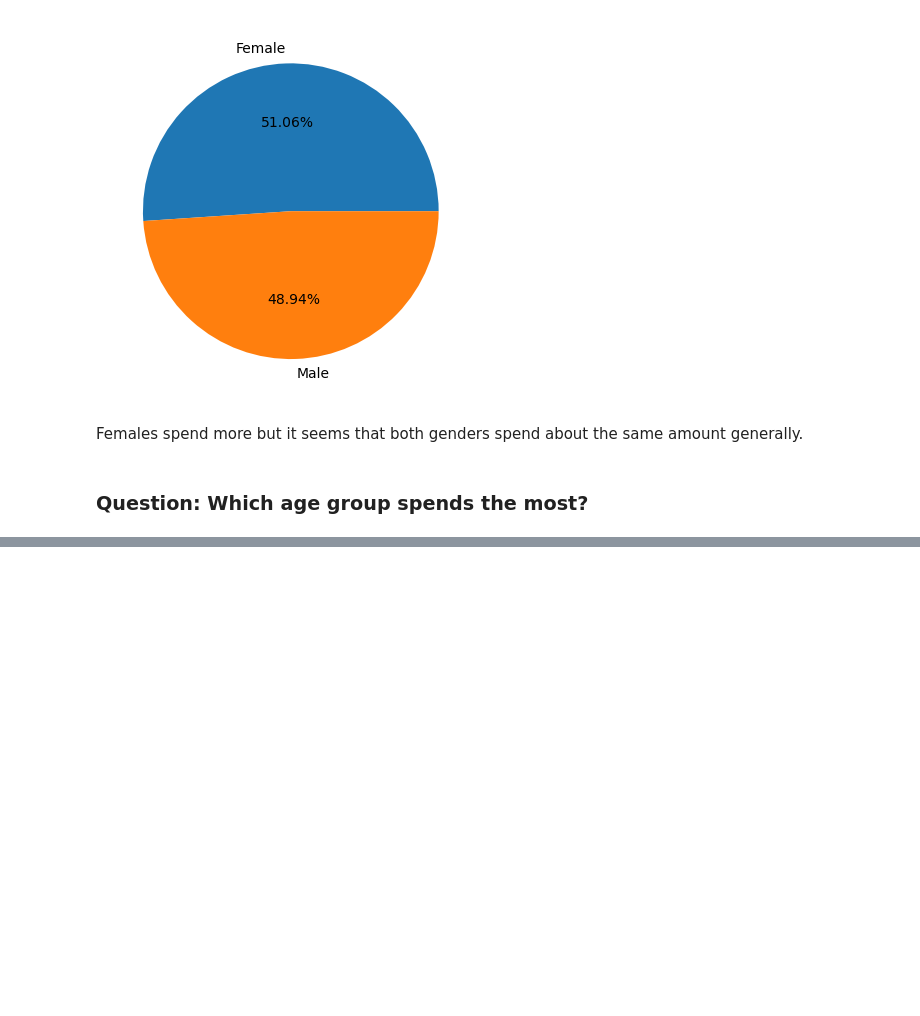
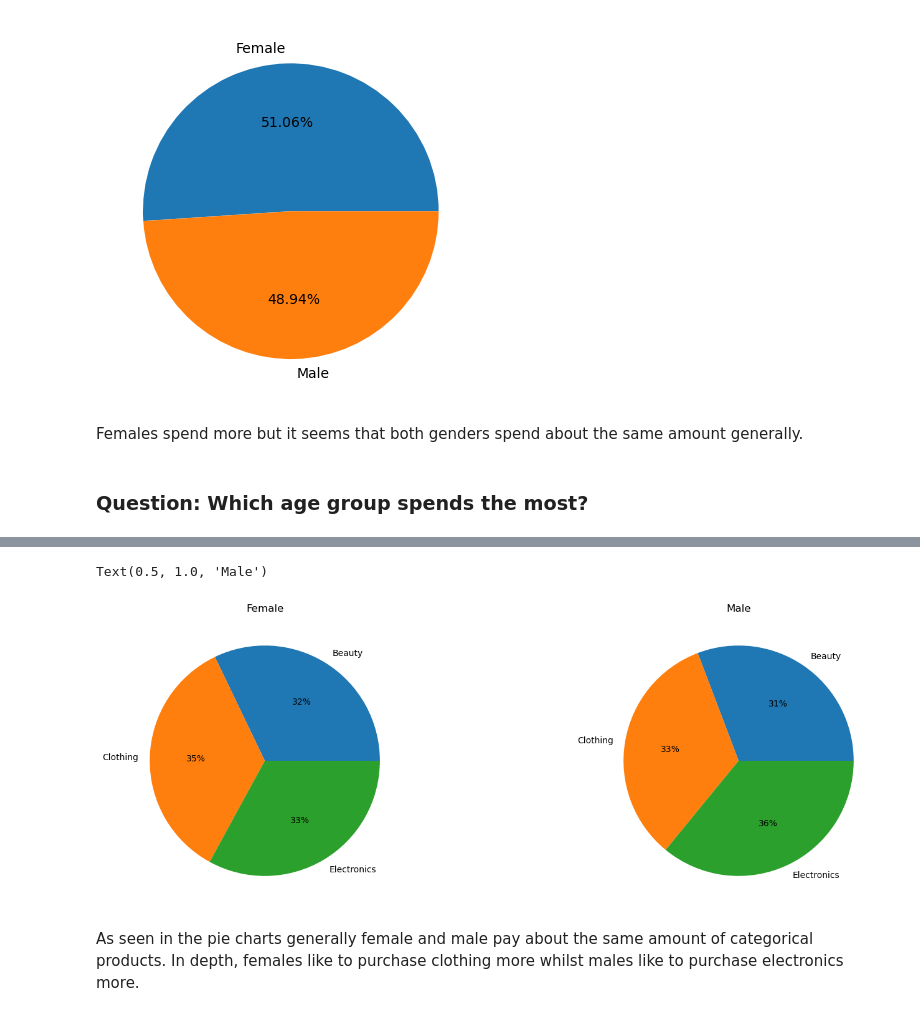
Before and after one commit to Icential/retail-analysis, a Jupyter notebook: data_vis.ipynb, the cells around one changed output, grey strips where cells are left out. Cells and saved outputs as stored; diff of their text form; code cells hidden in the pictures; blank space fills up the shorter version.

```diff
--- a/data_vis.ipynb
+++ b/data_vis.ipynb
@@ -124,0 +271,6 @@ Females spend more but it seems that both genders spend about the same amount ge
+# %%
+df_gc = pd.DataFrame(df["Gender"])
+df_gc["Product Category"] = df["Product Category"]
+df_gc["Total Amount"] = df["Total Amount"]
+
+df_gc
@@ -124,0 +291,4 @@ Females spend more but it seems that both genders spend about the same amount ge
+# %%
+df_gc = df_gc.groupby(["Gender", "Product Category"], as_index=False).sum()
+
+df_gc
@@ -124,0 +303,18 @@ Females spend more but it seems that both genders spend about the same amount ge
+# %%
+df_gc_f = df_gc[df_gc["Gender"] == "Female"]
+df_gc_m = df_gc[df_gc["Gender"] == "Male"]
+
+plt.figure(figsize=(18, 6))
+
+plt.subplot(121)
+plt.pie(df_gc_f["Total Amount"], labels=df_gc_f["Product Category"], autopct="%.0f%%")
+plt.title("Female")
+
+plt.subplot(122)
+plt.pie(df_gc_m["Total Amount"], labels=df_gc_m["Product Category"], autopct="%.0f%%")
+plt.title("Male")
+# %% [output]
+Text(0.5, 1.0, 'Male')
+[figure, added]
+# %% [markdown]
+As seen in the pie charts generally female and male pay about the same amount of categorical products. In depth, females like to purchase clothing more whilst males like to purchase electronics more.
```
Also changed, not shown: parts of 18 cells of this notebook.
